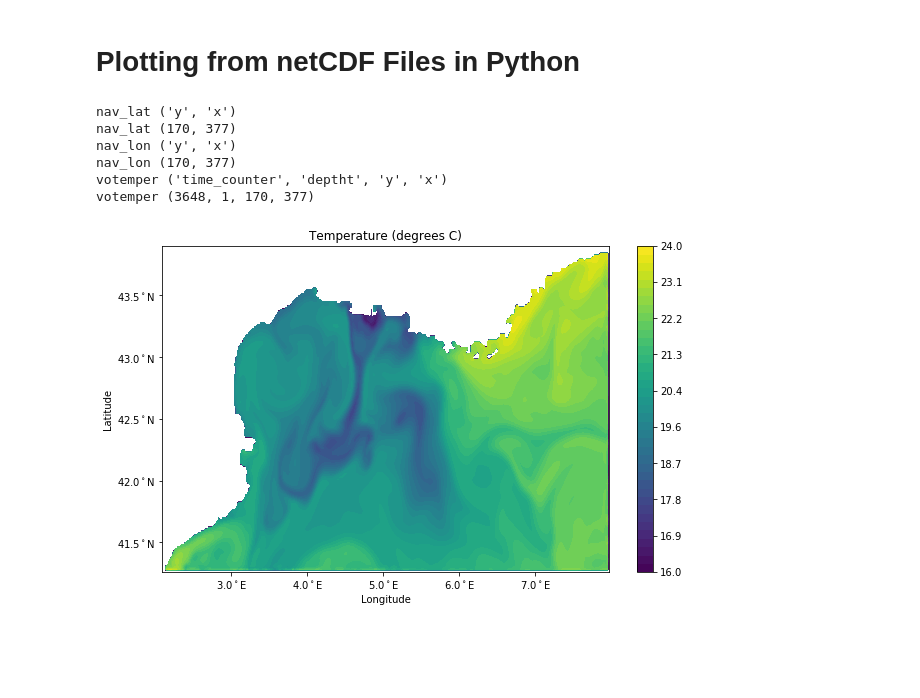
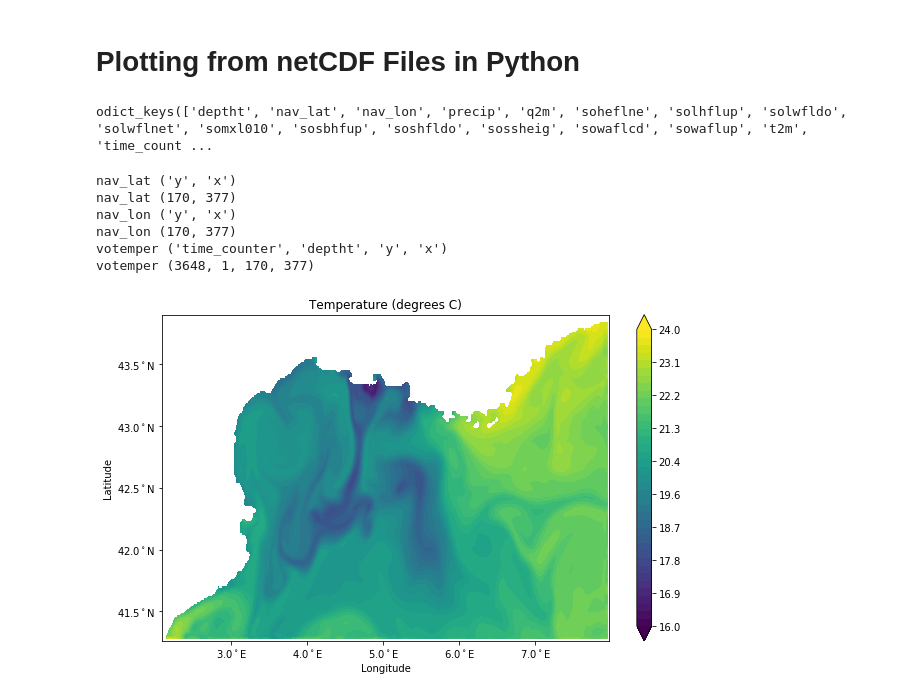
Before and after one commit to mclaret/JISAOinternship, a Jupyter notebook: notebooks/mark/plot_practice.ipynb, the cells around one changed output. Saved outputs shown, nothing was run; the diff lists cells and outputs as text; code cells hidden in the pictures; blank space fills up the shorter version.

Commit message:
added land masking and extended colorbar

```diff
--- a/notebooks/mark/plot_practice.ipynb
+++ b/notebooks/mark/plot_practice.ipynb
@@ -4,4 +4,13 @@
 import numpy as np
 from matplotlib import pyplot as plt
 from scipy.io import netcdf
+# %%
+# import file
+fpath = '/gscratch/jisao/mclaret/GL64/'
+gridT_k1 = netcdf.netcdf_file(fpath + 'GLazur64-T20_y2009m06_m11_gridT_k1.nc','r')
+
+# print variables
+print(gridT_k1.variables.keys())
+# %% [output]
+odict_keys(['deptht', 'nav_lat', 'nav_lon', 'precip', 'q2m', 'soheflne', 'solhflup', 'solwfldo', 'solwflnet', 'somxl010', 'sosbhfup', 'soshfldo', 'sossheig', 'sowaflcd', 'sowaflup', 't2m', 'time_count ...
 # %%
@@ -32,23 +37,31 @@ gridT_k1.close()
 breaks = np.linspace(16,24,40)
 bticks = np.linspace(16,24,10)
 # %%
-# plot map
+# prepare figure
 plt.figure(1, figsize=(10,6))
-t_map = plt.contourf(lon, lat, temp_t0, breaks)
+
+# mask land with white (value = 0.0)
+temp_t0 = np.ma.masked_where(temp_t0 == 0.0, temp_t0)
+cmap = plt.cm.OrRd
+cmap.set_bad(color='w')
+# Note: without this step, land gets masked by contour colors (values at land are less than the colorbar range)
+
+# plot temperatures
+t_map = plt.contourf(lon, lat, temp_t0, breaks, extend='both')
 
 # format lat/long labels
 locs, labels = plt.xticks()
 Elabels = [str(loc) + '$^\circ$E' for loc in locs]
 plt.xticks(locs[1:-1], Elabels[1:-1])
 locs, labels = plt.yticks()
 Nlabels = [str(loc) + '$^\circ$N' for loc in locs]
 plt.yticks(locs[1:-1], Nlabels[1:-1])
 
 # figure labels
 plt.colorbar(t_map, format='%.1f', ticks=bticks)
 plt.title('Temperature (degrees C)')
 plt.xlabel('Longitude')
 plt.ylabel('Latitude')
 plt.show()
 # %% [output]
-[figure, old version]
+[figure, new version]
```
Also changed, not shown: parts of 1 cell of this notebook, 1 other file.
